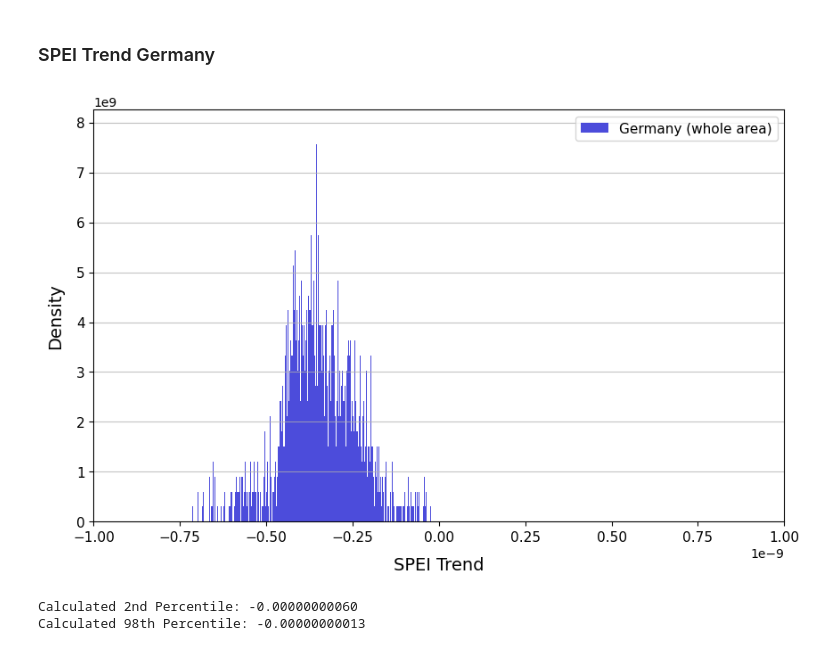
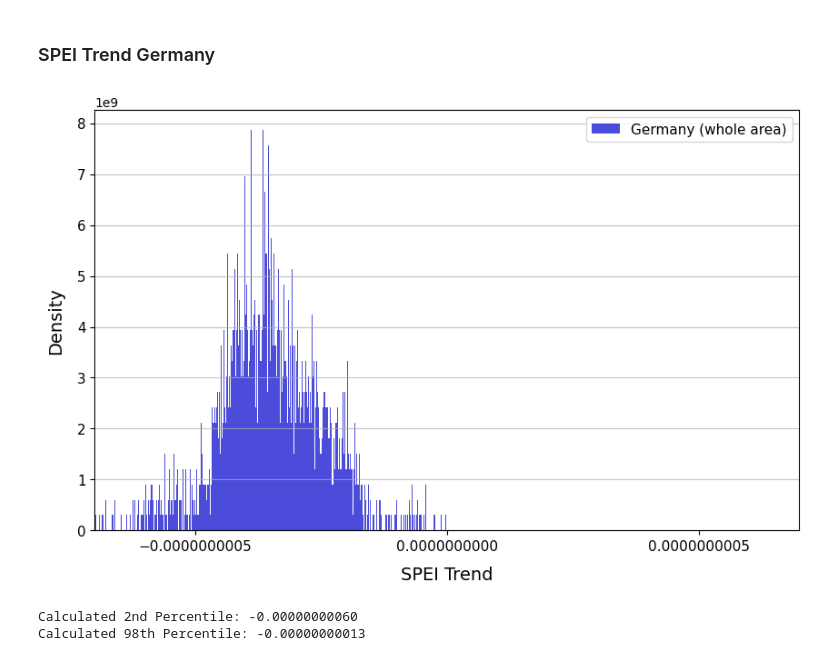
Before and after one commit to irishaake/Thesis_Msc, a Jupyter notebook: 36_Visualize_Results_Maps.ipynb, the cells around one changed output. Cells and saved outputs as stored; diff of their text form; code cells hidden in the pictures.

Commit message:
improved SPEI plots

```diff
--- a/36_Visualize_Results_Maps.ipynb
+++ b/36_Visualize_Results_Maps.ipynb
@@ -1254,23 +1255,30 @@ spei_vals = spei.variables['SPEI'][:,:].values
 # %%
 # plot histogram to look at distribution of values
 plt.figure(figsize=(10, 6))
 
 plt.hist(spei_vals.flatten(), bins=1000, alpha=0.7, label='Germany (whole area)', color='mediumblue', density=True)
 
 # add labels
 plt.xlabel('SPEI Trend', fontsize=14, labelpad=10)
 plt.ylabel('Density', fontsize=14, labelpad=10)
 
 plt.legend(loc = 1, fontsize = 11)
 plt.grid(axis='y', alpha=0.75)
 plt.tick_params(axis='both', which='major', labelsize=11)
 
-plt.xlim(-0.000000001, 0.000000001)
+plt.xlim(-0.0000000007, 0.0000000007)
+
+# get current axes
+ax = plt.gca()
+
+# set the x-axis to not showing scientific numbers
+ax.xaxis.set_major_formatter(StrMethodFormatter('{x:.10f}'))
+ax.xaxis.set_major_locator(plt.MaxNLocator(3))
 
 plt.savefig("./Figures/SPEI_Spatial_Trend_Histogram.png", bbox_inches="tight")
 plt.show()
 # %% [output]
-[figure, old version]
+[figure, new version]
 # %%
 # have a look at the percentiles
 data = spei_vals.flatten()
```
Also changed, not shown: parts of 1 cell of this notebook.
